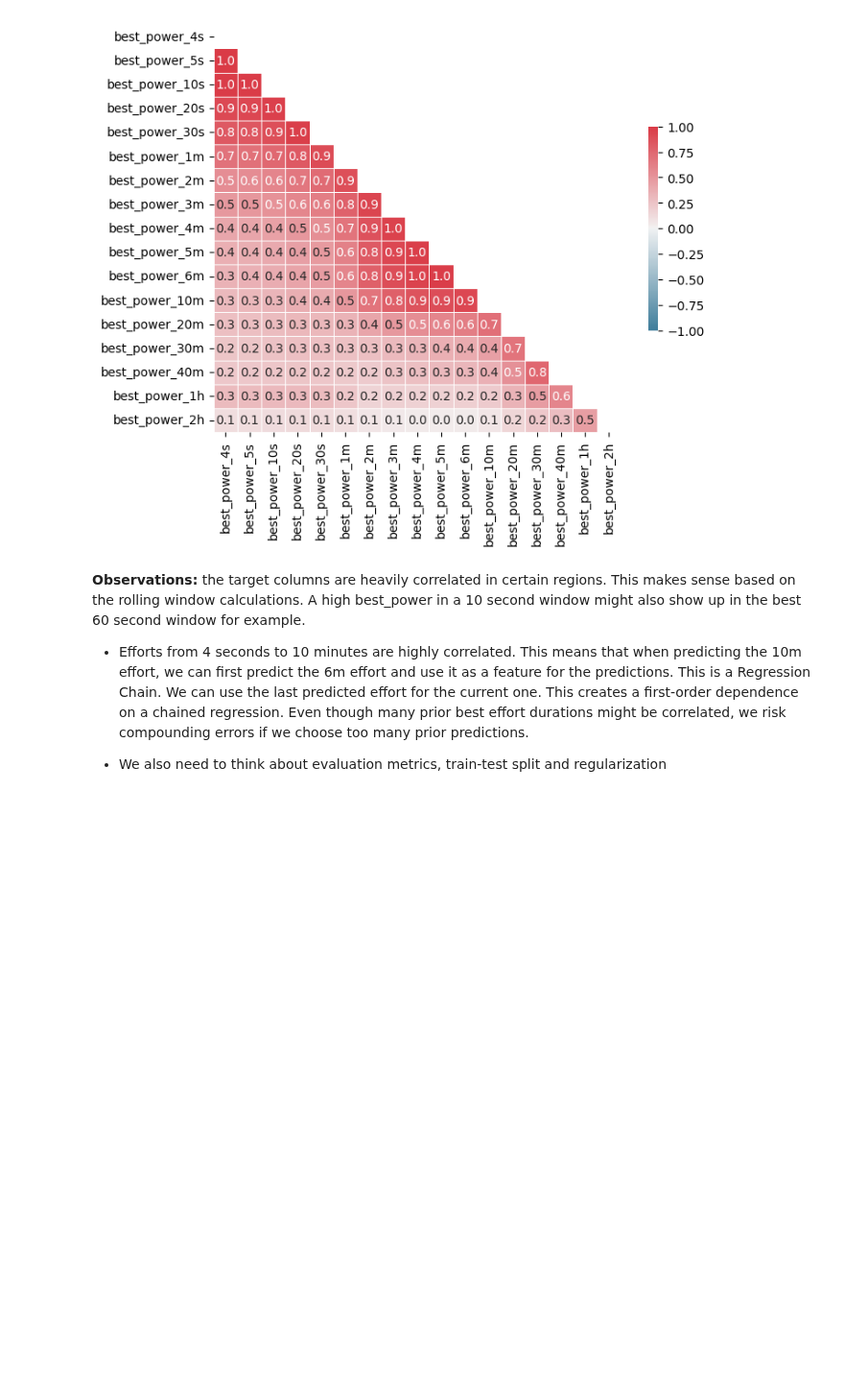
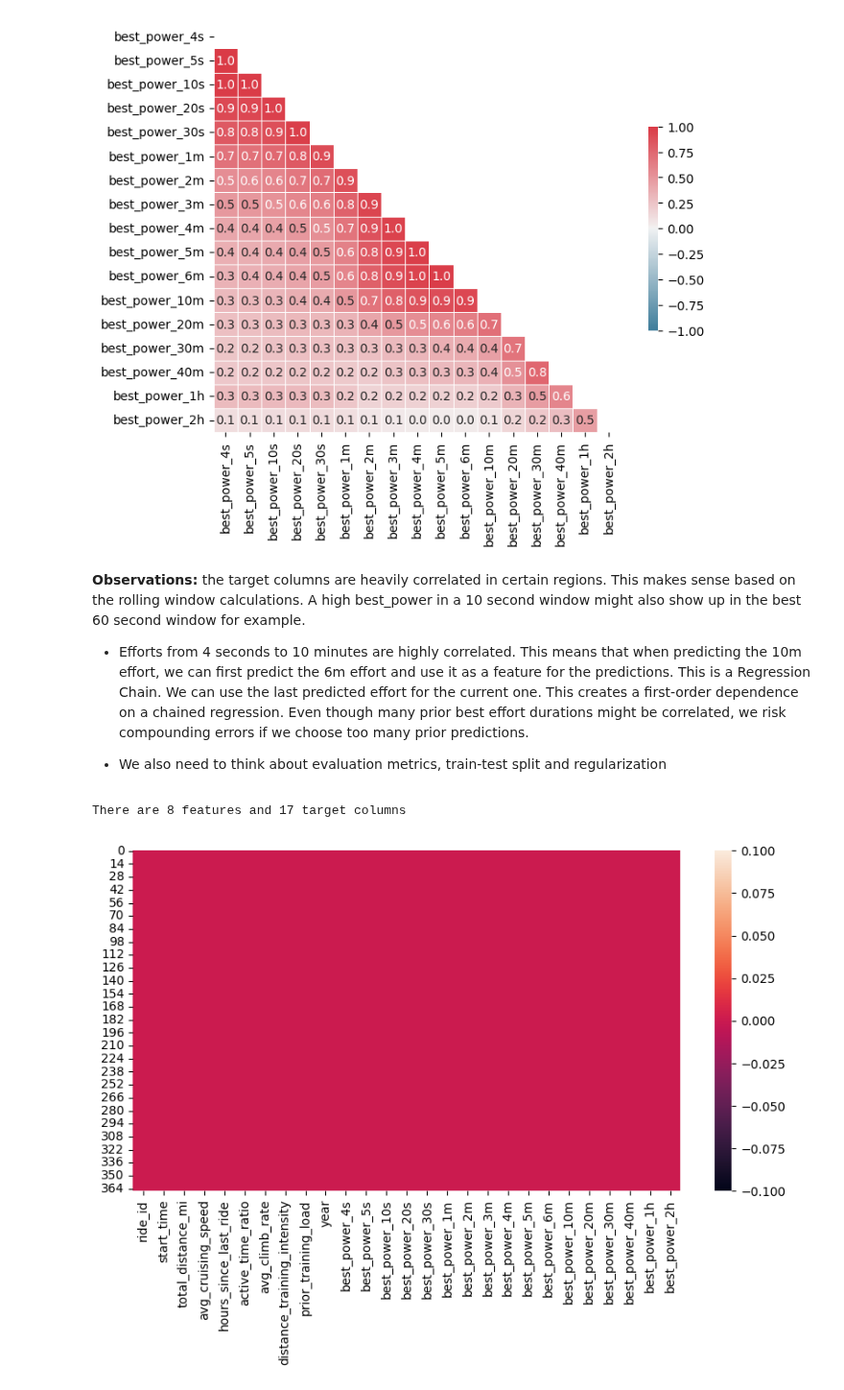
Before and after one commit to ericbauer55/bike-fitness-tracking, a Jupyter notebook: notebooks/2_Linear_Modeling/0b_feature_selection.ipynb, the cells around one changed output. Shown at 96% size. Cells and saved outputs as stored; diff of their text form; code cells hidden in the pictures; blank space fills up the shorter version.

```diff
--- a/notebooks/2_Linear_Modeling/0b_feature_selection.ipynb
+++ b/notebooks/2_Linear_Modeling/0b_feature_selection.ipynb
@@ -79,4 +79,11 @@ df_summary_selected = df_summary.copy()[ride_cols+numerical_feature_cols+categor
 # %%
 df_summary_selected.to_csv(OUT_CSV_DATA / 'ride_summary_selected_feature.csv')
 # %%
-print(f'There are {len(numerical_feature_cols+categorical_feature_cols)} features and {len()} target columns')
+print(f'There are {len(numerical_feature_cols+categorical_feature_cols)} features and {len(target_cols)} target columns')
+# %% [output]
+There are 8 features and 17 target columns
+# %%
+fig = plt.figure(figsize=(10,5))
+_ = sns.heatmap(df_summary_selected.isna())
+# %% [output]
+[figure, added]
```
